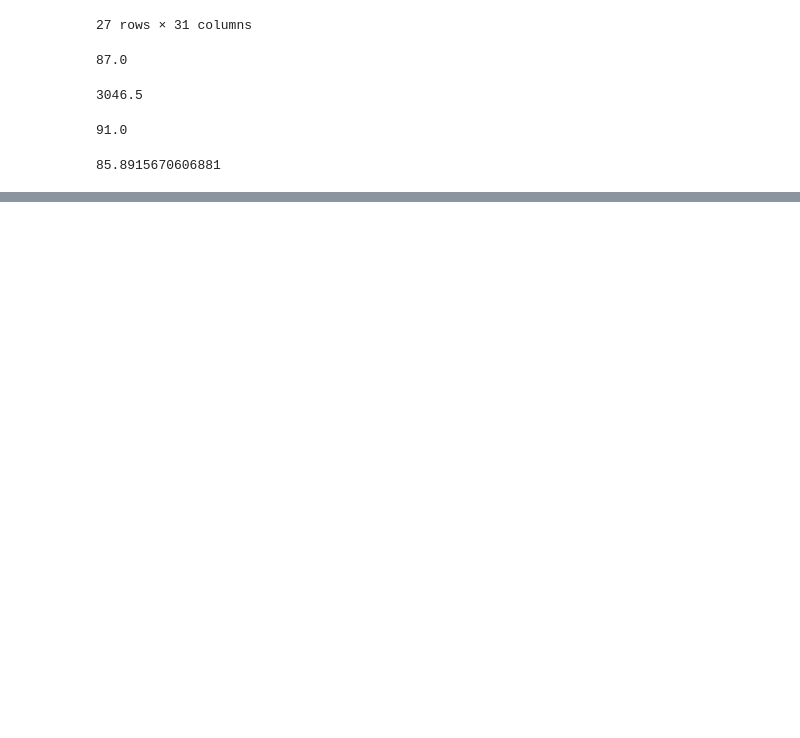
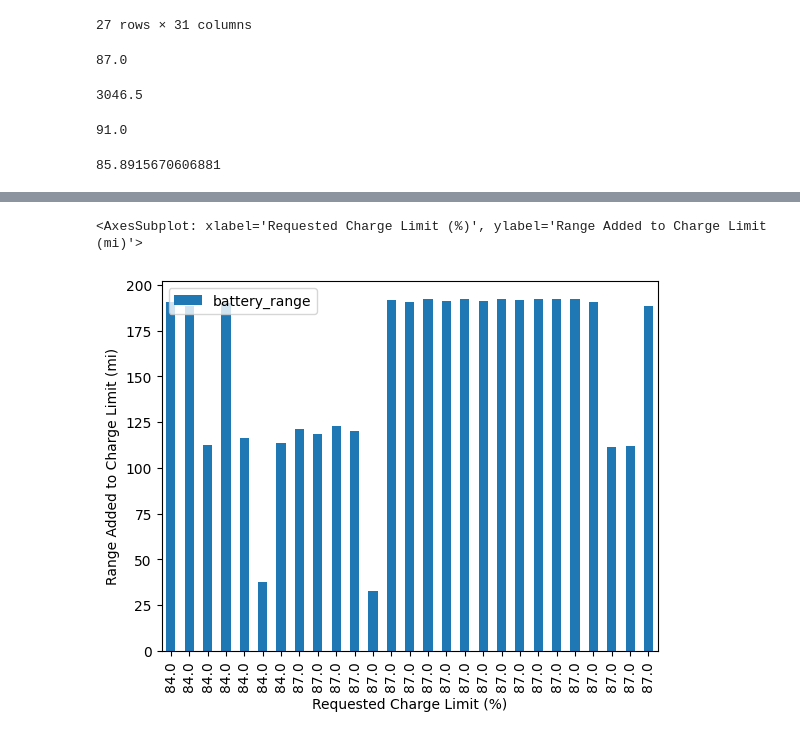
Before and after one commit to kyhokie/data_1_project, a Jupyter notebook: Tesla_Data.ipynb, the cells around one changed output, grey strips where cells are left out. Cells and saved outputs as stored; diff of their text form; code cells hidden in the pictures; blank space fills up the shorter version.

```diff
--- a/Tesla_Data.ipynb
+++ b/Tesla_Data.ipynb
@@ -213,0 +154,6 @@ clean_Tesla.plot(x="battery_range", y="charge_limit_soc", kind="bar")
+# %%
+
+clean_Tesla.plot(x="charge_limit_soc", y="battery_range", kind="bar", xlabel="Requested Charge Limit (%)", ylabel="Range Added to Charge Limit (mi)")
+# %% [output]
+<AxesSubplot: xlabel='Requested Charge Limit (%)', ylabel='Range Added to Charge Limit (mi)'>
+[figure, added]
```
Also changed, not shown: parts of 17 cells of this notebook.
